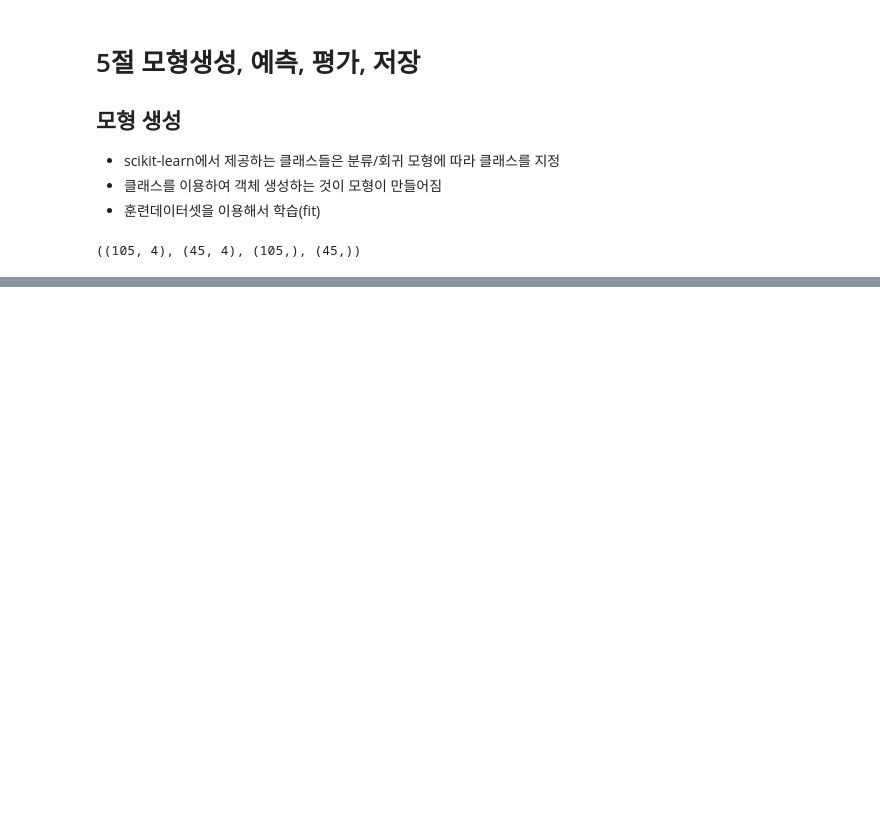
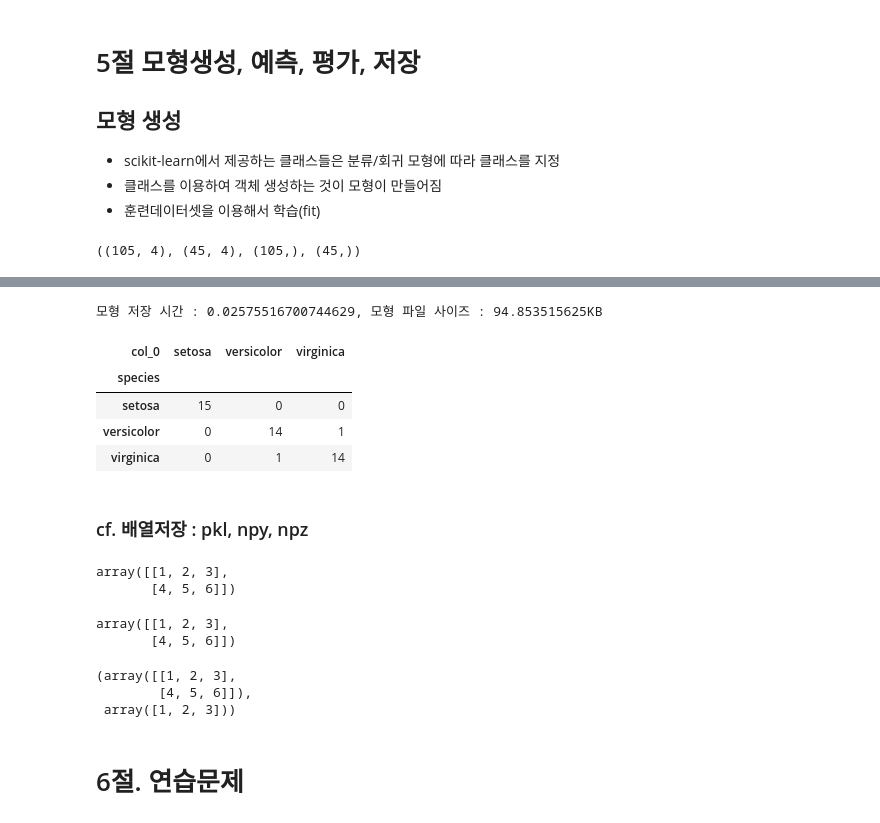
Before and after one commit to hjinyoo/ai, a Jupyter notebook: source/09_MachineLearning/1장_머신러닝시작하기.ipynb, the cells around one changed output, grey strips where cells are left out. Drawn from its saved outputs; the diff is of its cells as text; code cells hidden in the pictures; blank space fills up the shorter version.

```diff
--- a/source/09_MachineLearning/1장_머신러닝시작하기.ipynb
+++ b/source/09_MachineLearning/1장_머신러닝시작하기.ipynb
@@ -835,0 +928,61 @@ from sklearn.tree import DecisionTreeClassifier
+# %%
+# 방법2 : joblib 라이브러리 사용
+import joblib
+start = time.time()
+joblib.dump(mlp_model, 'data/ch01_mlp_model.joblib',
+            compress=3) # 압축여부 0 (압축안함) ~ 9 (최대압축)
+joblib_time = time.time()-start
+joblib_size = os.path.getsize('data/ch01_mlp_model.joblib')/1024
+print(f'모형 저장 시간 : {joblib_time}, 모형 파일 사이즈 : {joblib_size}KB')
+# %% [output]
+모형 저장 시간 : 0.02575516700744629, 모형 파일 사이즈 : 94.853515625KB
+# %%
+# 방법2로 저장된 머신러닝 모형 load
+loaded_model = joblib.load('data/ch01_mlp_model.joblib')
+pred = loaded_model.predict(test_X)
+pd.crosstab(test_y, pred)
+# %% [output]
+| col_0 | setosa | versicolor | virginica |
+| species |  |  |  |
+| setosa | 15 | 0 | 0 |
+| versicolor | 0 | 14 | 1 |
+| virginica | 0 | 1 | 14 |
+# %% [markdown]
+### cf. 배열저장 : pkl, npy, npz
+# %%
+import numpy as np
+arr1 = np.array([[1,2,3],[4,5,6]])
+# arr1 저장
+with open('data/ch01_arr1.pkl', 'wb') as f:
+    pickle.dump(arr1, f)
+# arr1 불러오기
+with open('data/ch01_arr1.pkl', 'rb') as f:
+    loaded_arr = pickle.load(f)
+loaded_arr
+# %% [output]
+array([[1, 2, 3],
+       [4, 5, 6]])
+# %%
+# 방법2 : numpy.save('*.npy') : 배열 하나
+#        numpy.savez('*.npz') : 여러 배열 저장
+#        numpy.savez_compressed('*.npz') : 여러 배열 압축 저장
+np.save('data/ch01_arr1.npy', arr1)
+# 불러오기
+loaded_arr1 = np.load('data/ch01_arr1.npy')
+loaded_arr1
+# %% [output]
+array([[1, 2, 3],
+       [4, 5, 6]])
+# %%
+arr2 = np.array([1,2,3])
+# 저장하기
+np.savez_compressed('data/ch01_array.npz', arr1=arr1, arr2=arr2)
+# 불러오기
+data = np.load('data/ch01_array.npz')
+data['arr1'], data['arr2']
+# %% [output]
+(array([[1, 2, 3],
+        [4, 5, 6]]),
+ array([1, 2, 3]))
+# %% [markdown]
+# 6절. 연습문제
```
Also changed, not shown: parts of 12 cells of this notebook, 7 other files.
